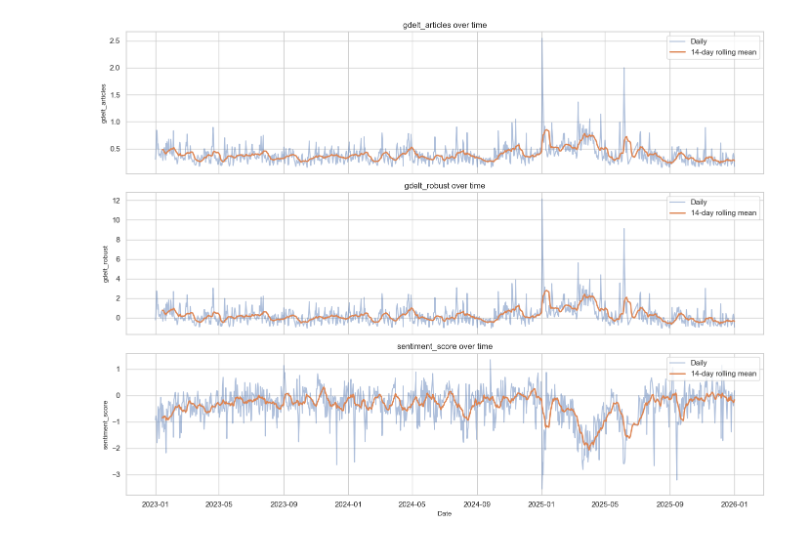
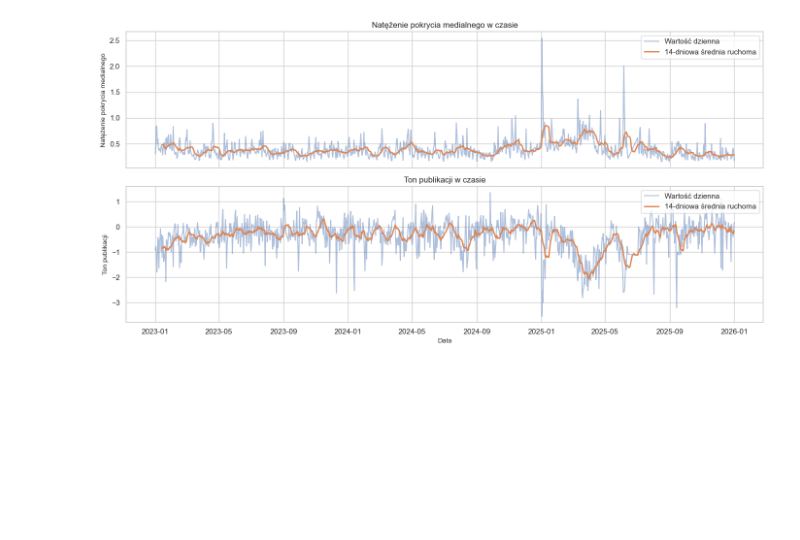
Before and after one commit to filip19992/equity-price-direction-predictor, a Jupyter notebook: notebooks/gdelt_preliminary_analysis.ipynb, the cells around one changed output. Saved outputs shown, nothing was run; the diff lists cells and outputs as text; code cells hidden in the pictures; blank space fills up the shorter version.

Commit message:
exclude robust from gdelt preliminary analysis as it is not original variable

```diff
--- a/notebooks/gdelt_preliminary_analysis.ipynb
+++ b/notebooks/gdelt_preliminary_analysis.ipynb
@@ -29,18 +29,21 @@ data_candidates = [
 
 data_path = next((p for p in data_candidates if p.exists()), None)
 if data_path is None:
-    raise FileNotFoundError("Could not locate the filled GDELT CSV file from current working directory.")
+    raise FileNotFoundError("Nie znaleziono wypełnionego pliku CSV GDELT z bieżącego katalogu roboczego.")
 
 df = pd.read_csv(data_path)
 
 date_col = "Date" if "Date" in df.columns else ("date" if "date" in df.columns else None)
 if date_col is None:
-    raise ValueError("Date column not found. Expected `Date` or `date`.")
+    raise ValueError("Nie znaleziono kolumny z datą. Oczekiwano `Date` lub `date`.")
 
 if date_col != "Date":
     df = df.rename(columns={date_col: "Date"})
 
 numeric_cols = [c for c in df.columns if c != "Date"]
+derived_cols = [c for c in ["gdelt_robust"] if c in numeric_cols]
+original_cols = [c for c in numeric_cols if c not in derived_cols]
+plot_cols = original_cols if len(original_cols) > 0 else numeric_cols
 
 df["Date"] = pd.to_datetime(df["Date"], errors="coerce")
 for col in numeric_cols:
@@ -48,8 +51,10 @@ for col in numeric_cols:
 
 df = df.sort_values("Date").reset_index(drop=True)
 
-print(f"Data source: {data_path}")
-print(f"Rows: {len(df):,}, Columns: {len(df.columns)}")
-print(f"Numeric features: {numeric_cols}")
+print(f"Źródło danych: {data_path}")
+print(f"Liczba wierszy: {len(df):,}, liczba kolumn: {len(df.columns)}")
+print(f"Zmienne numeryczne: {numeric_cols}")
+print(f"Zmienne oryginalne: {original_cols}")
+print(f"Zmienne pochodne: {derived_cols}")
 display(df.head())
 # %% [output]
@@ -136,23 +173,36 @@ plt.show()
 # %%
 rolling_window = 14
-rolling_means = df[numeric_cols].rolling(rolling_window).mean()
+rolling_means = df[plot_cols].rolling(rolling_window).mean()
 
-n = len(numeric_cols)
+label_map = {
+    "gdelt_articles": "Natężenie pokrycia medialnego",
+    "sentiment_score": "Ton publikacji",
+    "gdelt_robust": "Przeskalowane natężenie pokrycia medialnego",
+}
+
+n = len(plot_cols)
 fig, axes = plt.subplots(n, 1, figsize=(14, 3.5 * n), sharex=True)
 if n == 1:
     axes = [axes]
 
-for i, col in enumerate(numeric_cols):
+for i, col in enumerate(plot_cols):
     ax = axes[i]
-    ax.plot(df["Date"], df[col], alpha=0.45, label="Daily")
-    ax.plot(df["Date"], rolling_means[col], linewidth=2, label=f"{rolling_window}-day rolling mean")
-    ax.set_title(f"{col} over time")
-    ax.set_ylabel(col)
+    display_name = label_map.get(col, col)
+
+    ax.plot(df["Date"], df[col], alpha=0.45, label="Wartość dzienna")
+    ax.plot(
+        df["Date"],
+        rolling_means[col],
+        linewidth=2,
+        label=f"{rolling_window}-dniowa średnia ruchoma"
+    )
+    ax.set_title(f"{display_name} w czasie")
+    ax.set_ylabel(display_name)
     ax.legend(loc="upper right")
 
-axes[-1].set_xlabel("Date")
+axes[-1].set_xlabel("Data")
 plt.tight_layout()
 plt.show()
 # %% [output]
-[figure, old version]
+[figure, new version]
 # %%
```
Also changed, not shown: parts of 10 cells of this notebook.
